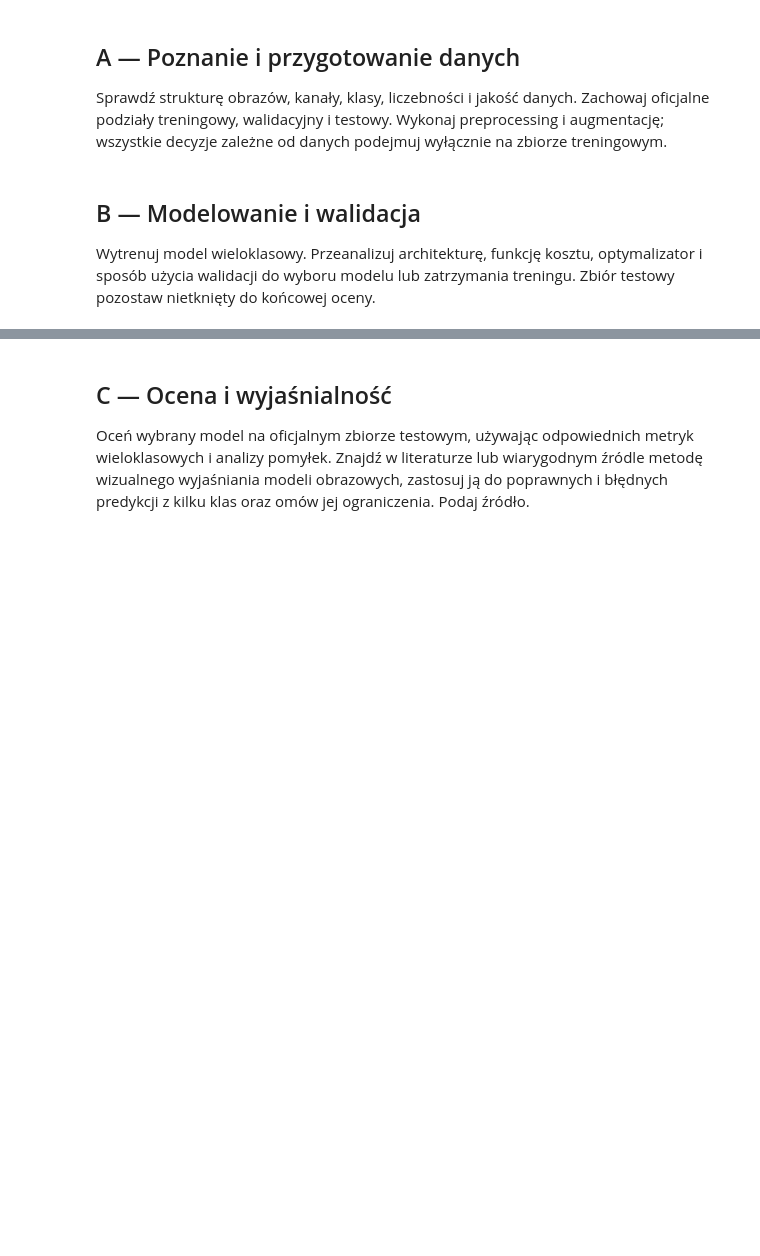
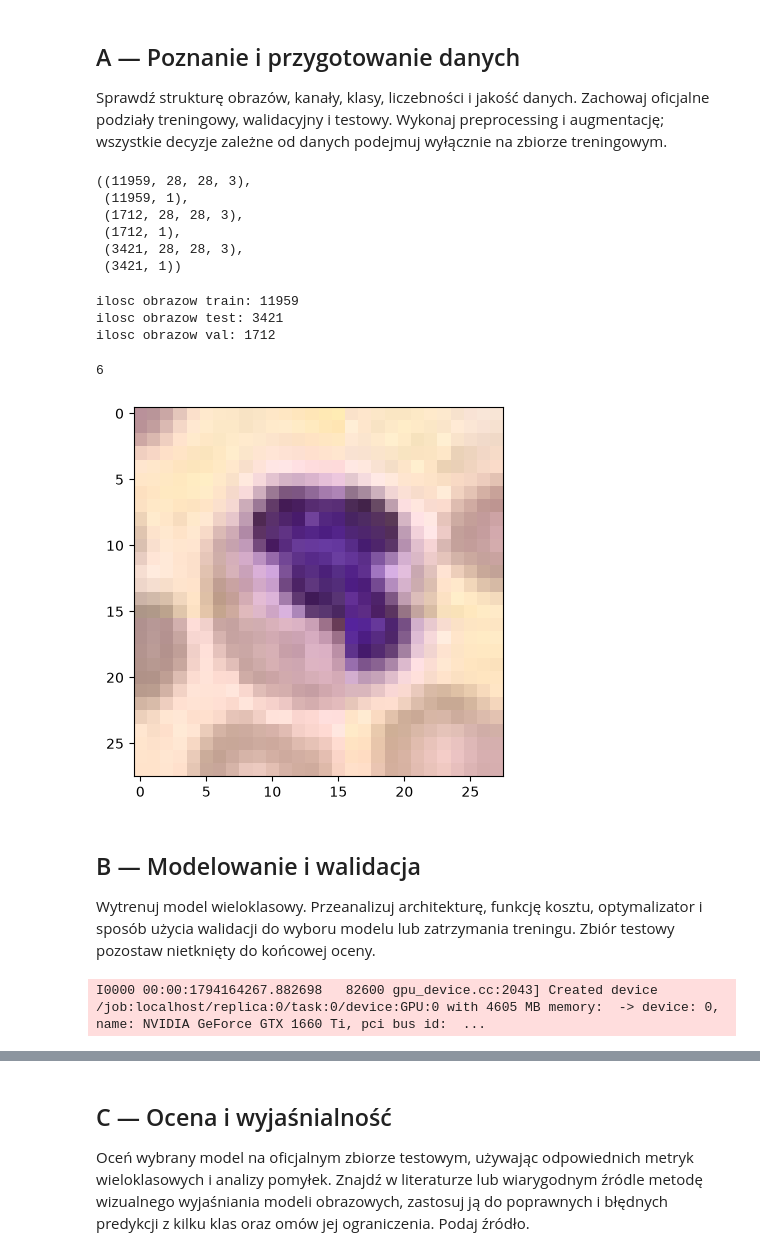
Before and after one commit to Marusiella/Rekrutacja-AI-Med-2026-2027, a Jupyter notebook: Zadanie-2A/Rozwiązanie-2A.ipynb, the cells around one changed output, grey strips where cells are left out. Cells and saved outputs as stored; diff of their text form; code cells hidden in the pictures; blank space fills up the shorter version.

```diff
--- a/Zadanie-2A/Rozwiązanie-2A.ipynb
+++ b/Zadanie-2A/Rozwiązanie-2A.ipynb
@@ -35,3 +42,37 @@ original/bloodmnist.npz: downloading bytes:           |  0.00B
 ## A — Poznanie i przygotowanie danych
 
 Sprawdź strukturę obrazów, kanały, klasy, liczebności i jakość danych. Zachowaj oficjalne podziały treningowy, walidacyjny i testowy. Wykonaj preprocessing i augmentację; wszystkie decyzje zależne od danych podejmuj wyłącznie na zbiorze treningowym.
+# %%
+data = np.load(data_path)
+# %%
+train_images = data['train_images']
+train_labels = data['train_labels']
+val_images   = data['val_images']
+val_labels   = data['val_labels']
+test_images  = data['test_images']
+test_labels  = data['test_labels']
+# %%
+train_images.shape, train_labels.shape, val_images.shape, val_labels.shape, test_images.shape, test_labels.shape
+# %% [output]
+((11959, 28, 28, 3),
+ (11959, 1),
+ (1712, 28, 28, 3),
+ (1712, 1),
+ (3421, 28, 28, 3),
+ (3421, 1))
+# %%
+print(f"ilosc obrazow train: {len(train_images)}")
+print(f"ilosc obrazow test: {len(test_images)}")
+print(f"ilosc obrazow val: {len(val_images)}")
+# %% [output]
+ilosc obrazow train: 11959
+ilosc obrazow test: 3421
+ilosc obrazow val: 1712
+# %%
+# plot zdjecia
+i = 2
+plt.imshow(train_images[i])
+print(train_labels[i][0])
+# %% [output]
+6
+[figure, added]
@@ -39,3 +85,27 @@ Sprawdź strukturę obrazów, kanały, klasy, liczebności i jakość danych. Za
 ## B — Modelowanie i walidacja
 
 Wytrenuj model wieloklasowy. Przeanalizuj architekturę, funkcję kosztu, optymalizator i sposób użycia walidacji do wyboru modelu lub zatrzymania treningu. Zbiór testowy pozostaw nietknięty do końcowej oceny.
+# %%
+model = models.Sequential([
+    layers.Conv2D(32, (3, 3), activation='relu', padding='same', input_shape=(28, 28, 3)),
+    layers.BatchNormalization(), # Ustawia średnią wyjść blisko 0 i odchylenie blisko 1, co stabilizuje proces uczenia.
+    layers.Conv2D(32, (3, 3), activation='relu', padding='same'),
+    layers.BatchNormalization(),
+    layers.MaxPooling2D((2, 2)), # Redukuje wymiary danych, zmniejszając liczbę parametrów i obliczeń. Pomaga w uniknięciu przeuczenia i zmniejsza model. Jakby tego nie dać model by zamiast 1.5 mb ważył ponad 25. Dzieli obraz na 2x2 i wybiera max wartość z tego okna.
+    layers.Dropout(0.25), # randomowe wyłączanie 25% neuronów w warstwie podczas treningu, co pomaga w uniknięciu przeuczenia.
+
+    layers.Conv2D(64, (3, 3), activation='relu', padding='same'),
+    layers.BatchNormalization(),
+    layers.Conv2D(64, (3, 3), activation='relu', padding='same'),
+    layers.BatchNormalization(),
+    layers.MaxPooling2D((2, 2)),
+    layers.Dropout(0.3),
+
+    layers.Flatten(),
+    layers.Dense(128, activation='relu'),
+    layers.BatchNormalization(),
+    layers.Dropout(0.4),
+    layers.Dense(num_classes, activation='softmax')
+])
+# %% [output]
+I0000 00:00:1794164267.882698   82600 gpu_device.cc:2043] Created device /job:localhost/replica:0/task:0/device:GPU:0 with 4605 MB memory:  -> device: 0, name: NVIDIA GeForce GTX 1660 Ti, pci bus id:  ...
```
Also changed, not shown: parts of 18 cells of this notebook, 1 other file.
